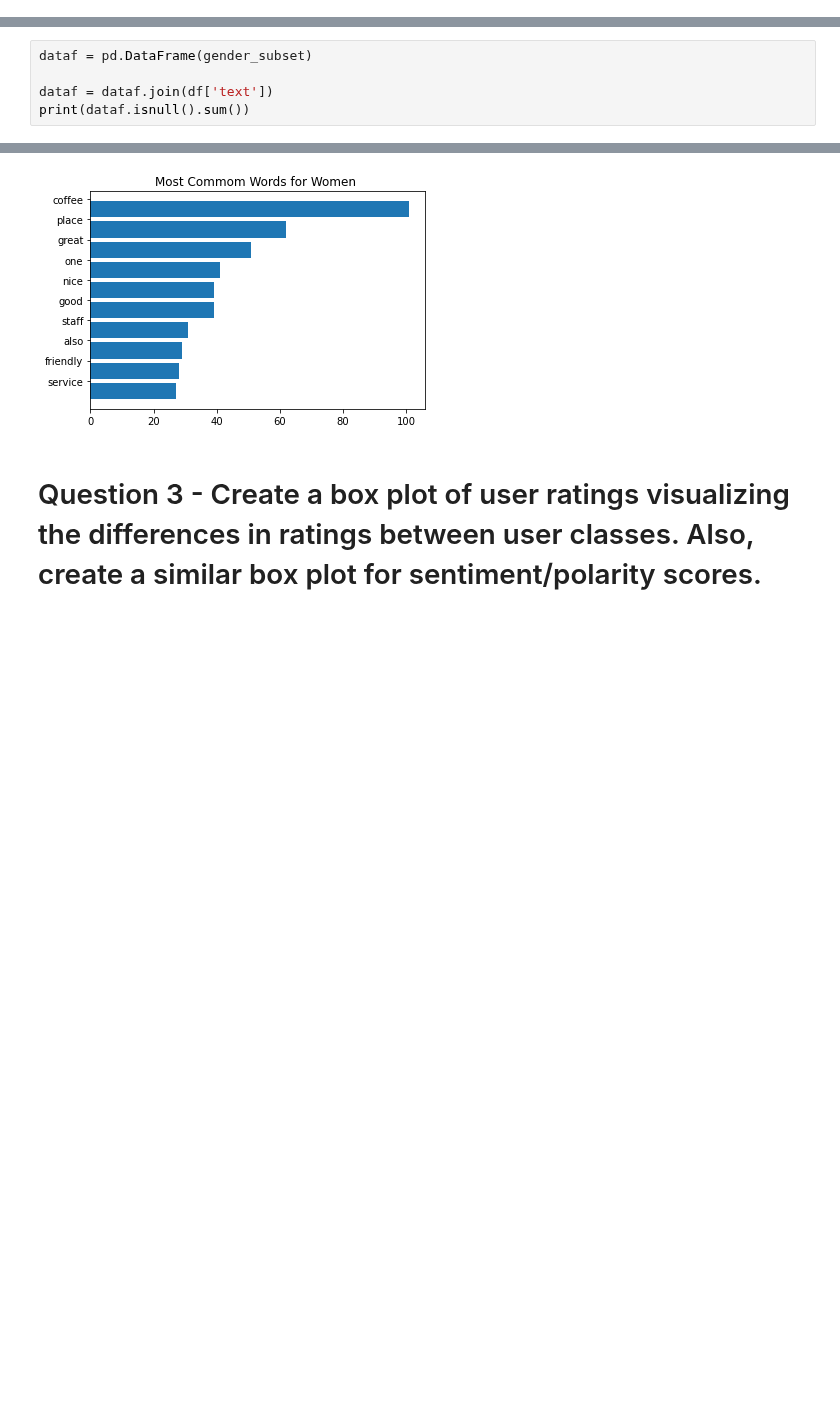
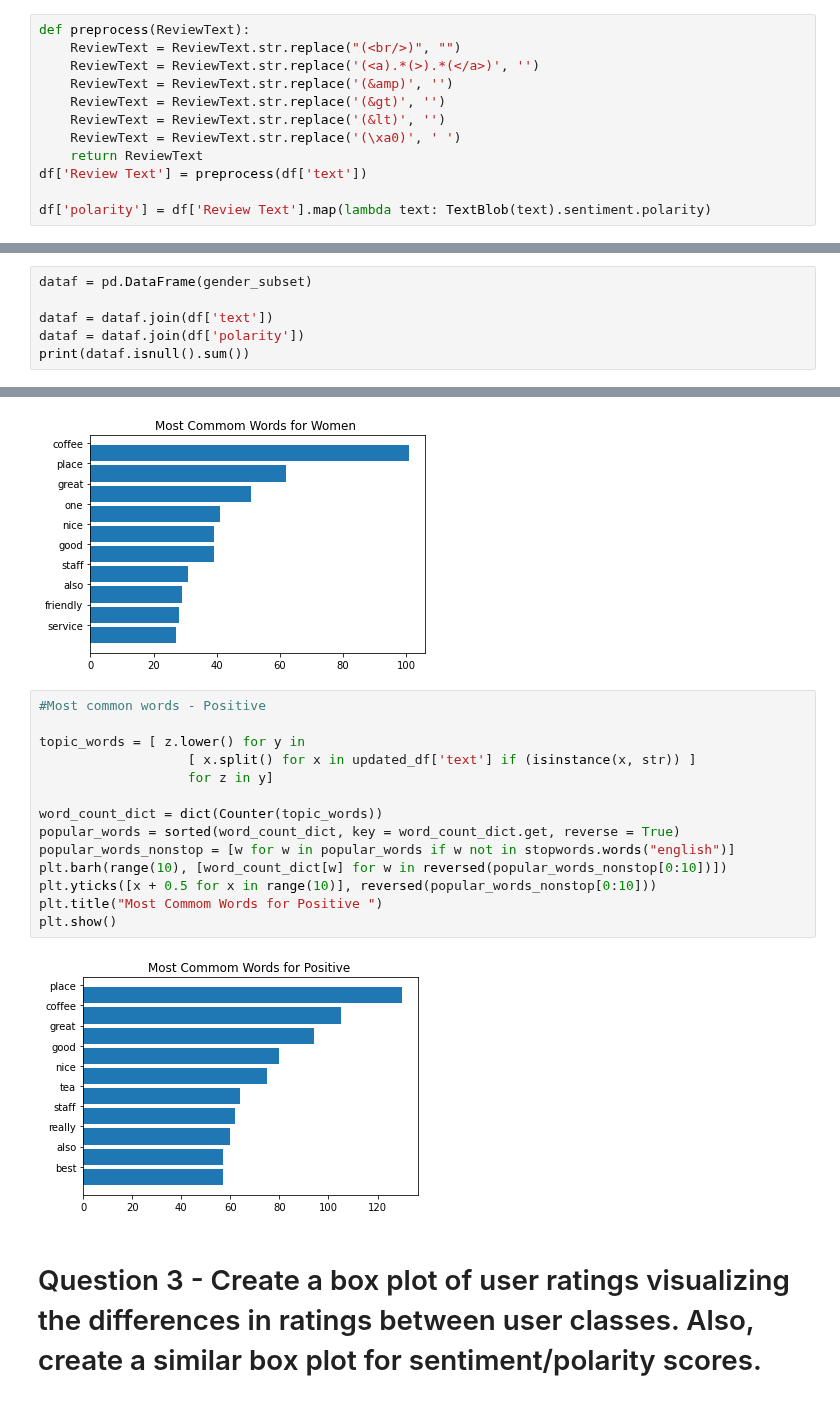
Before and after one commit to MnAppsNet/Web-Scraping-Tutorial, a Jupyter notebook: User_Profiling.ipynb, the cells around one changed output, grey strips where cells are left out. Saved outputs shown, nothing was run; the diff lists cells and outputs as text; blank space fills up the shorter version.

```diff
--- a/User_Profiling.ipynb
+++ b/User_Profiling.ipynb
@@ -87,0 +91,12 @@ len(gender_subset)
+# %%
+def preprocess(ReviewText):
+    ReviewText = ReviewText.str.replace("(<br/>)", "")
+    ReviewText = ReviewText.str.replace('(<a).*(>).*(</a>)', '')
+    ReviewText = ReviewText.str.replace('(&amp)', '')
+    ReviewText = ReviewText.str.replace('(&gt)', '')
+    ReviewText = ReviewText.str.replace('(&lt)', '')
+    ReviewText = ReviewText.str.replace('(\xa0)', ' ')
+    return ReviewText
+df['Review Text'] = preprocess(df['text'])
+
+df['polarity'] = df['Review Text'].map(lambda text: TextBlob(text).sentiment.polarity)
@@ -89,6 +120,7 @@ len(gender_subset)
 dataf = pd.DataFrame(gender_subset)
 
 dataf = dataf.join(df['text'])
+dataf = dataf.join(df['polarity'])
 print(dataf.isnull().sum())
 # %% [output]
 name                0
@@ -427,6 +460,22 @@ plt.title("Most Commom Words for Women ")
 plt.show()
 # %% [output]
 [figure]
+# %%
+#Most common words - Positive
+
+topic_words = [ z.lower() for y in
+                   [ x.split() for x in updated_df['text'] if (isinstance(x, str)) ]
+                   for z in y]
+
+word_count_dict = dict(Counter(topic_words))
+popular_words = sorted(word_count_dict, key = word_count_dict.get, reverse = True)
+popular_words_nonstop = [w for w in popular_words if w not in stopwords.words("english")]
+plt.barh(range(10), [word_count_dict[w] for w in reversed(popular_words_nonstop[0:10])])
+plt.yticks([x + 0.5 for x in range(10)], reversed(popular_words_nonstop[0:10]))
+plt.title("Most Commom Words for Positive ")
+plt.show()
+# %% [output]
+[figure, added]
 # %% [markdown]
 # Question 3 - Create a box plot of user ratings visualizing the differences in ratings between user classes. Also, create a similar box plot for sentiment/polarity scores.
 # %%
```
Also changed, not shown: parts of 16 cells of this notebook.
